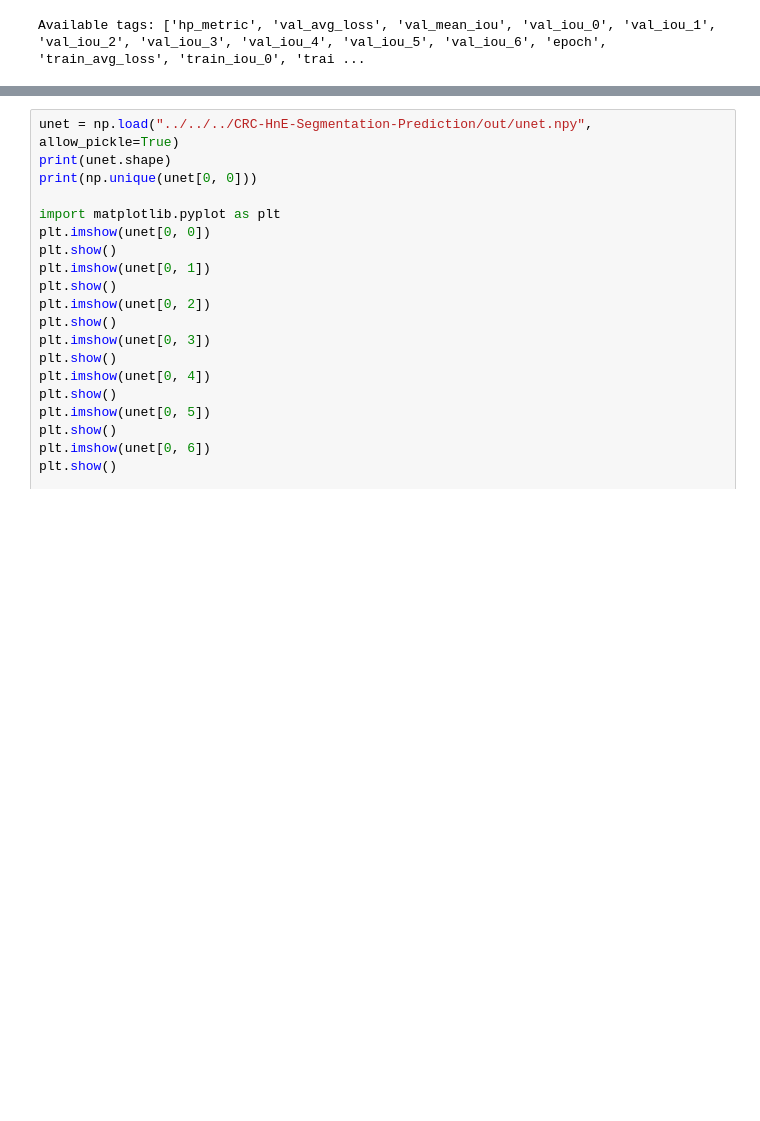
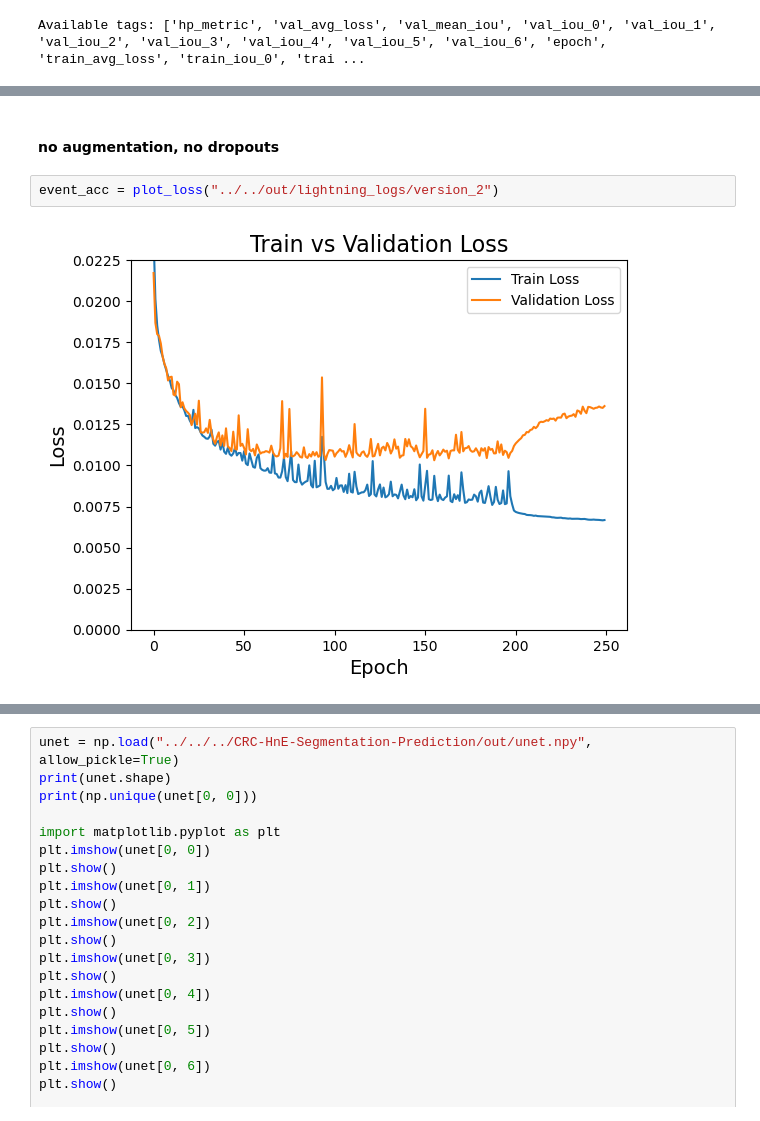
Before and after one commit to tckumarasekara/CRC-HnE-Segmentation-Training, a Jupyter notebook: histology_segmentation_training/dev/unext_plots.ipynb, the cells around one changed output, grey strips where cells are left out. Saved outputs shown, nothing was run; the diff lists cells and outputs as text; blank space fills up the shorter version.

```diff
--- a/histology_segmentation_training/dev/unext_plots.ipynb
+++ b/histology_segmentation_training/dev/unext_plots.ipynb
@@ -61 +112,7 @@ plt.show()
+# %% [markdown]
+#### no augmentation, no dropouts
+# %%
+event_acc = plot_loss("../../out/lightning_logs/version_2")
+# %% [output]
+[figure, added]
 # %%
```
Also changed, not shown: parts of 5 cells of this notebook, 1 other file.
